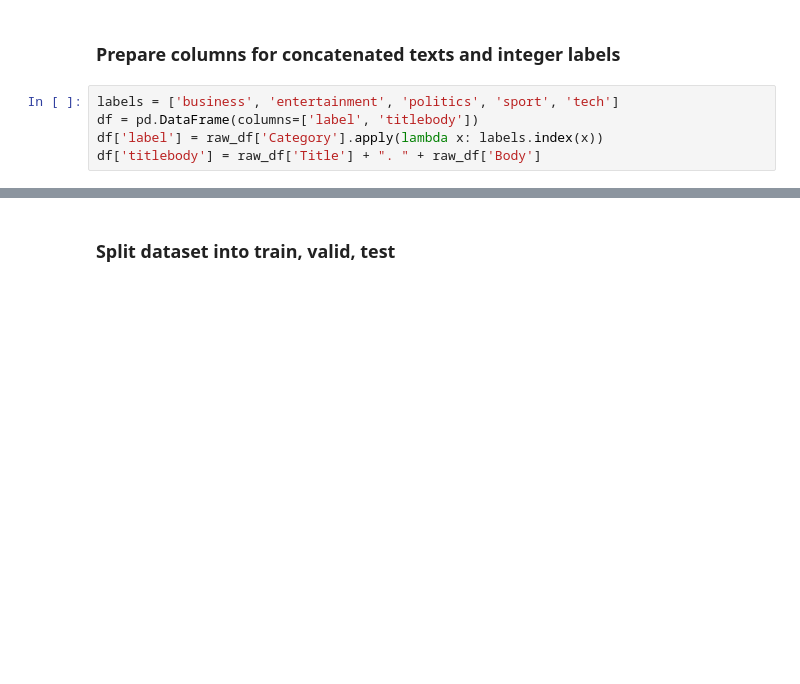
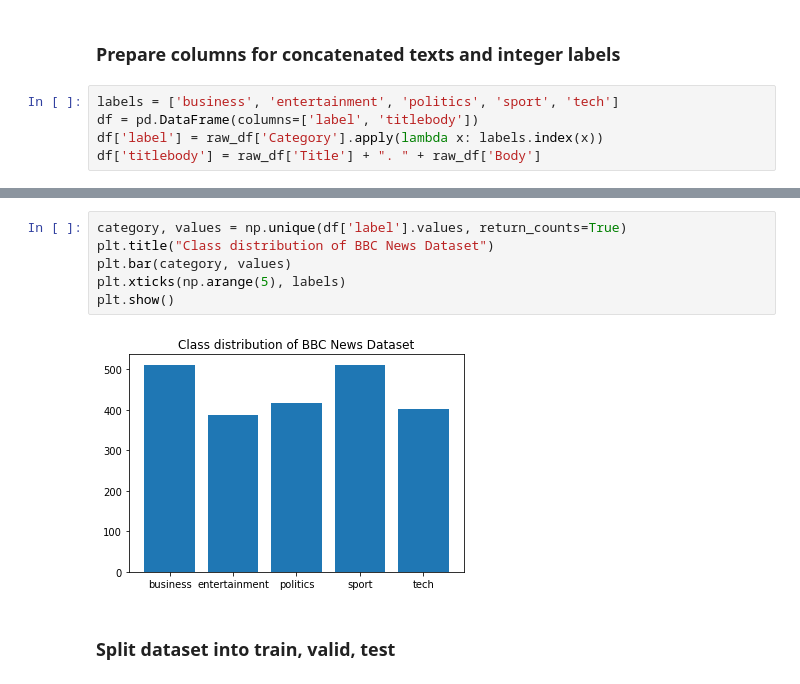
Before and after one commit to bymi15/Bert-Classification-BBC-News, a Jupyter notebook: bert_classification_bbc_news.ipynb, the cells around one changed output, grey strips where cells are left out. Saved outputs shown, nothing was run; the diff lists cells and outputs as text; blank space fills up the shorter version.

```diff
--- a/bert_classification_bbc_news.ipynb
+++ b/bert_classification_bbc_news.ipynb
@@ -88,3 +120,11 @@ df.info()
+# %%
+category, values = np.unique(df['label'].values, return_counts=True)
+plt.title("Class distribution of BBC News Dataset")
+plt.bar(category, values)
+plt.xticks(np.arange(5), labels)
+plt.show()
+# %% [output]
+[figure, added]
 # %% [markdown]
 ### Split dataset into train, valid, test
 # %%
```
Also changed, not shown: parts of 8 cells of this notebook.
